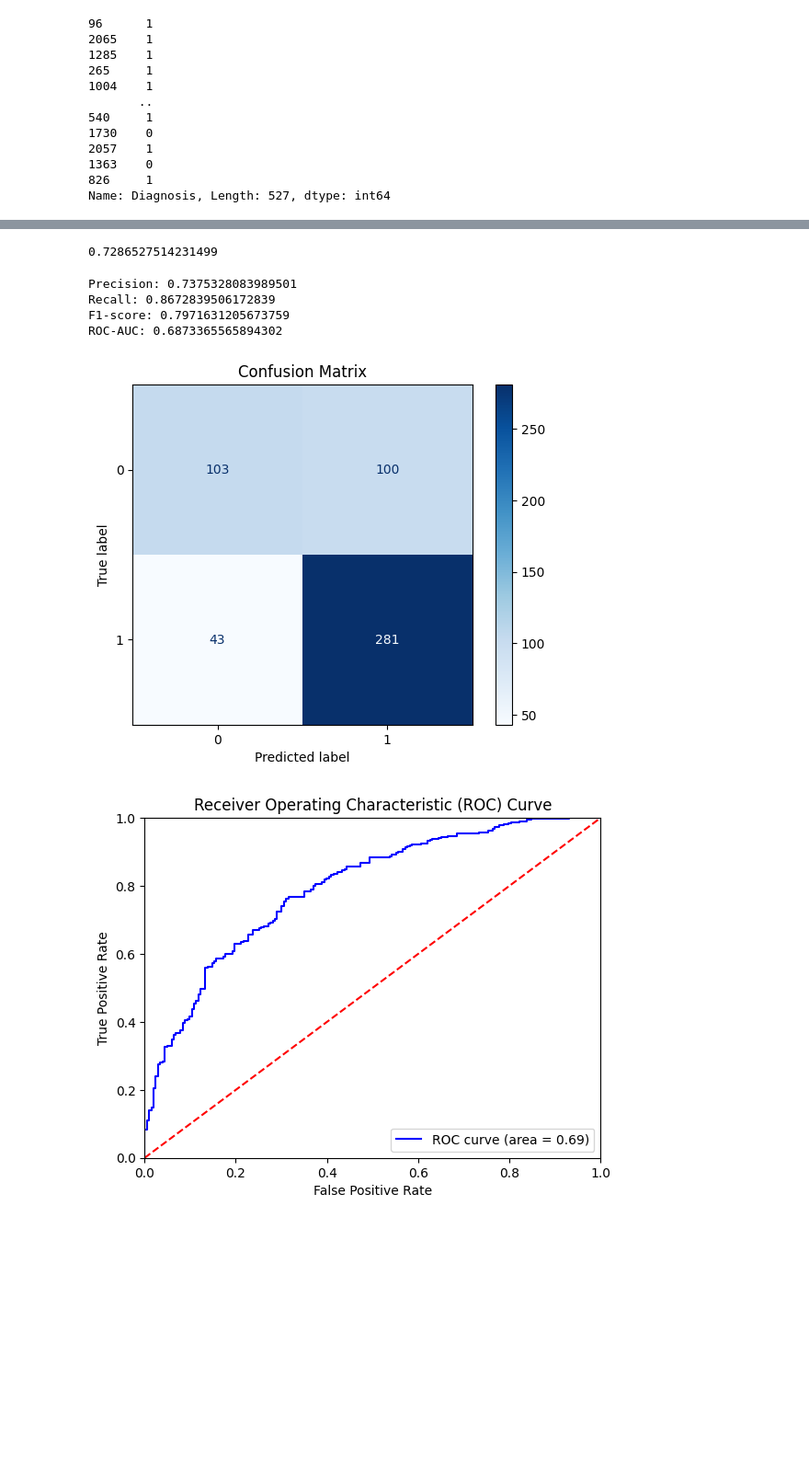
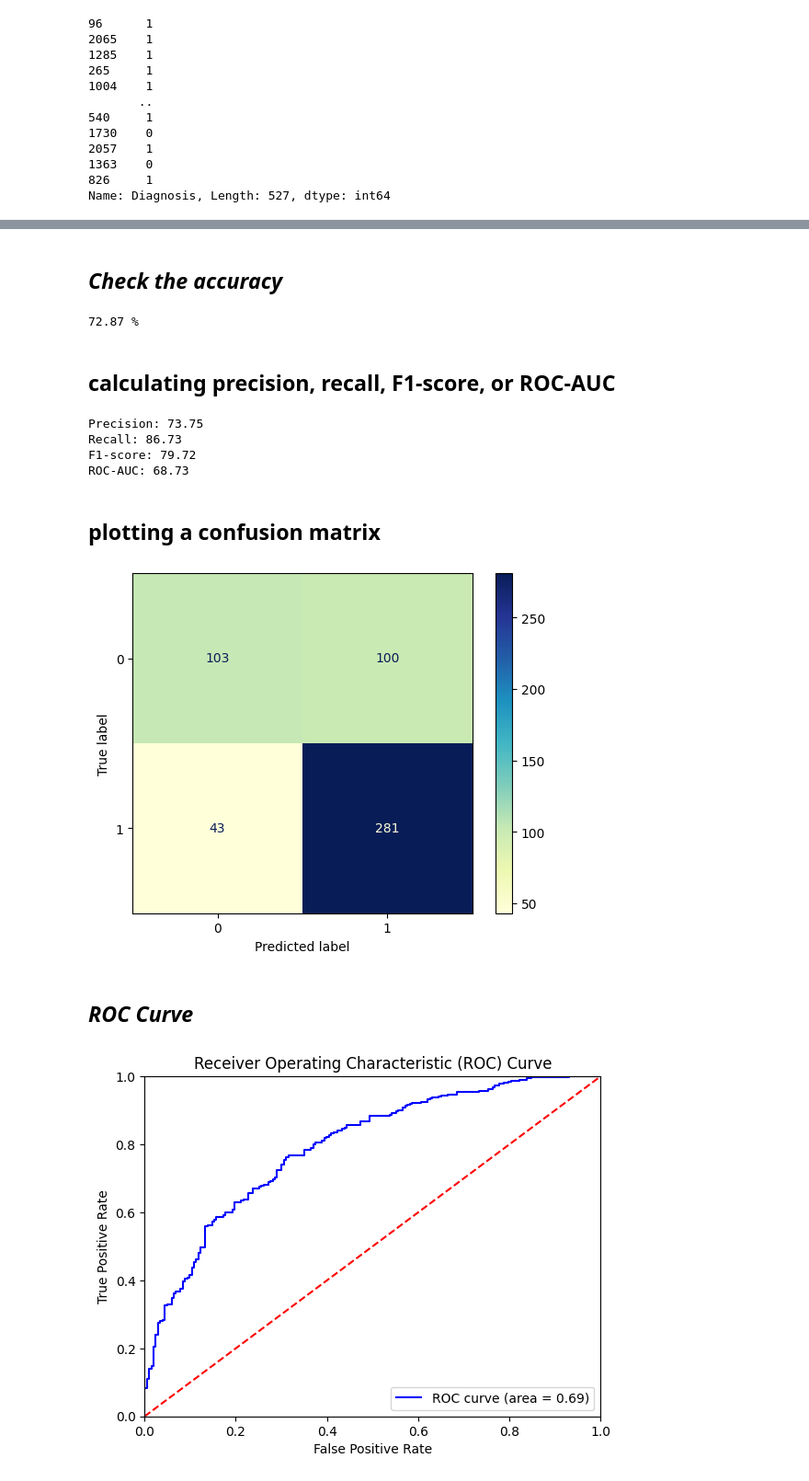
Before and after one commit to det-aman/assignment_02_7019, a Jupyter notebook: assignment-dai-02.ipynb, the cells around one changed output, grey strips where cells are left out. Shown at 92% size. Cells and saved outputs as stored; diff of their text form; code cells hidden in the pictures; blank space fills up the shorter version.

```diff
--- a/assignment-dai-02.ipynb
+++ b/assignment-dai-02.ipynb
@@ -89,35 +95,41 @@ Name: Diagnosis, Length: 527, dtype: int64
 y_pred=model.predict(X_test)
 # %%
 from sklearn.metrics import accuracy_score
+# %% [markdown]
+## *Check the accuracy*
 # %%
-accuracy_score(y_test,y_pred)
+print(format(accuracy_score(y_test,y_pred)*100,".2f"),"%")
 # %% [output]
-0.7286527514231499
+72.87 %
+# %% [markdown]
+## **calculating  precision, recall, F1-score, or ROC-AUC**
 # %%
-# Calculate other performance metrics
 from sklearn.metrics import precision_score, recall_score, f1_score, roc_auc_score, confusion_matrix, roc_curve
 precision = precision_score(y_test, y_pred)
 recall = recall_score(y_test, y_pred)
 f1 = f1_score(y_test, y_pred)
 roc_auc = roc_auc_score(y_test,  y_pred)
 
-print("Precision:", precision)
-print("Recall:", recall)
-print("F1-score:", f1)
-print("ROC-AUC:", roc_auc)
+print("Precision:", format(precision*100,".2f"))
+print("Recall:", format(recall*100,".2f"))
+print("F1-score:", format(f1*100,".2f"))
+print("ROC-AUC:", format(roc_auc*100,".2f"))
 # %% [output]
-Precision: 0.7375328083989501
-Recall: 0.8672839506172839
-F1-score: 0.7971631205673759
-ROC-AUC: 0.6873365565894302
+Precision: 73.75
+Recall: 86.73
+F1-score: 79.72
+ROC-AUC: 68.73
+# %% [markdown]
+## plotting a confusion matrix
 # %%
 from sklearn.metrics import confusion_matrix
 from sklearn.metrics import ConfusionMatrixDisplay
 cm = confusion_matrix(y_test, y_pred)
 disp = ConfusionMatrixDisplay(confusion_matrix=cm)
-disp.plot(cmap=plt.cm.Blues)  # You can change the color map if desired
-plt.title("Confusion Matrix")
+disp.plot(cmap=plt.cm.YlGnBu)
 plt.show()
 # %% [output]
-[figure, old version]
+[figure, new version]
+# %% [markdown]
+## *ROC Curve*
 # %%
```
Also changed, not shown: parts of 16 cells of this notebook.
